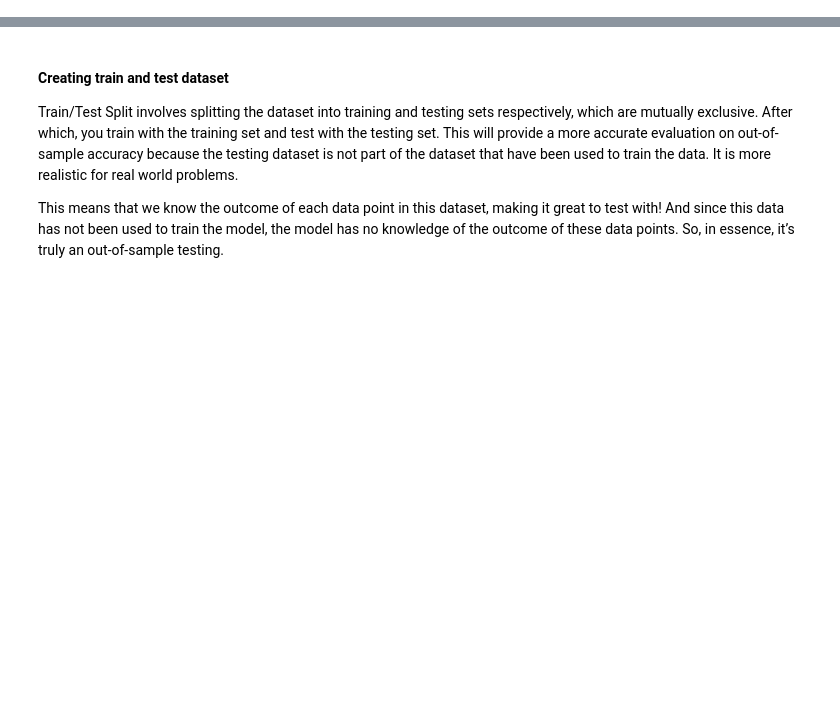
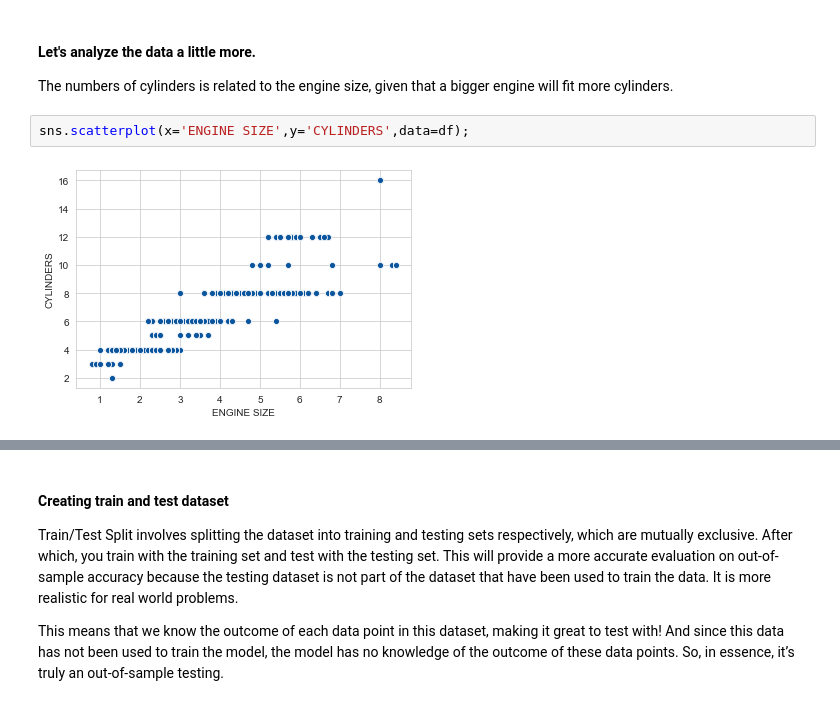
Before and after one commit to mmguimaraes/Portfolio, a Jupyter notebook: Regression/Mulitple_Linear_Regression.ipynb, the cells around one changed output, grey strips where cells are left out. Drawn from its saved outputs; the diff is of its cells as text; blank space fills up the shorter version.

```diff
--- a/Regression/Mulitple_Linear_Regression.ipynb
+++ b/Regression/Mulitple_Linear_Regression.ipynb
@@ -105,0 +126,8 @@ plt.show()
+# %% [markdown]
+#### Let's analyze the data a little more.
+
+The numbers of cylinders is related to the engine size, given that a bigger engine will fit more cylinders.
+# %%
+sns.scatterplot(x='ENGINE SIZE',y='CYLINDERS',data=df);
+# %% [output]
+[figure, added]
```
Also changed, not shown: parts of 40 cells of this notebook, 15 other files.
